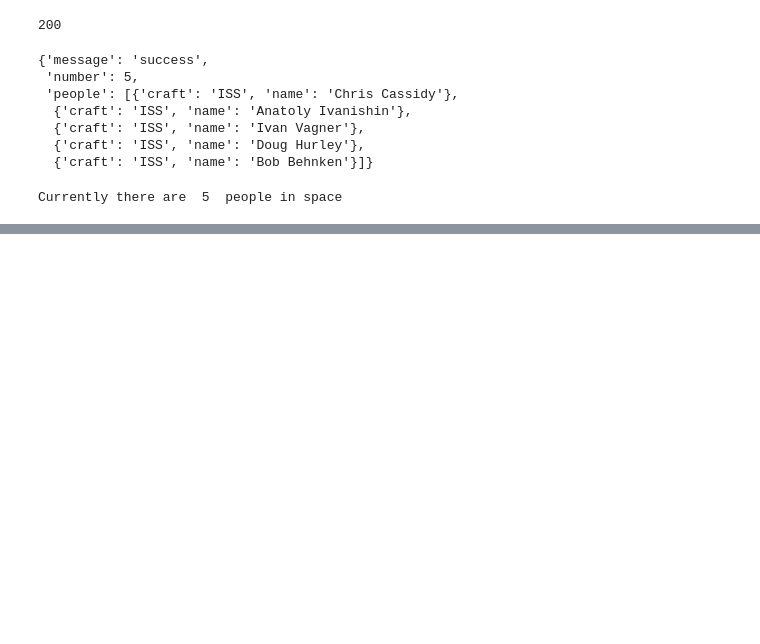
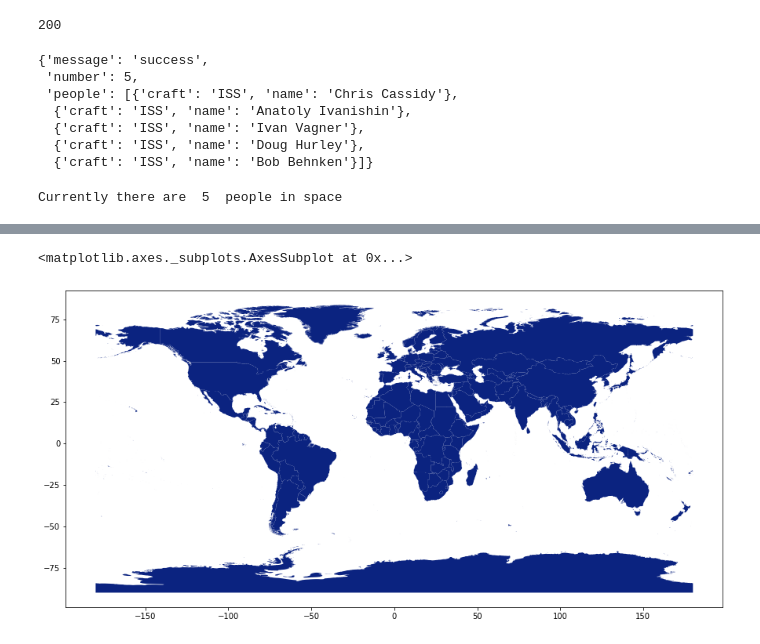
Before and after one commit to Binardino/python_side_projects, a Jupyter notebook: ISS_tracker/ISS_tracker_ geopandas.ipynb, the cells around one changed output, grey strips where cells are left out. Saved outputs shown, nothing was run; the diff lists cells and outputs as text; code cells hidden in the pictures; blank space fills up the shorter version.

```diff
--- a/ISS_tracker/ISS_tracker_ geopandas.ipynb
+++ b/ISS_tracker/ISS_tracker_ geopandas.ipynb
@@ -133,0 +247,5 @@ ISS_df['timestamp'] = ISS_df['timestamp'].astype(float)
+# %%
+earth_shp['geometry'].plot(figsize=(15,10),  color='#0B2380')
+# %% [output]
+<matplotlib.axes._subplots.AxesSubplot at 0x...>
+[figure, added]
```
Also changed, not shown: parts of 24 cells of this notebook, 2 other files.
